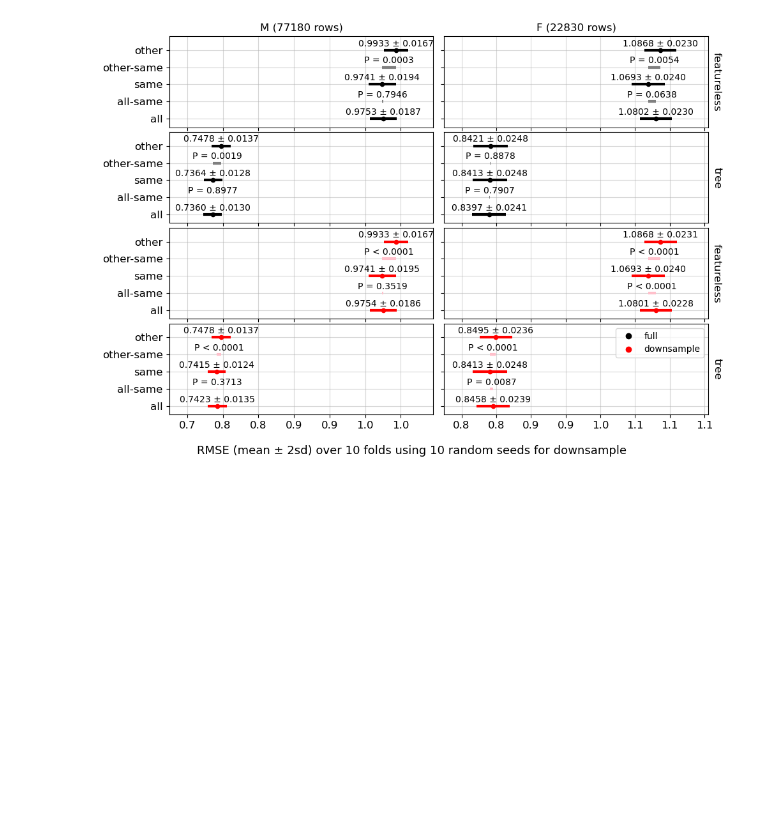
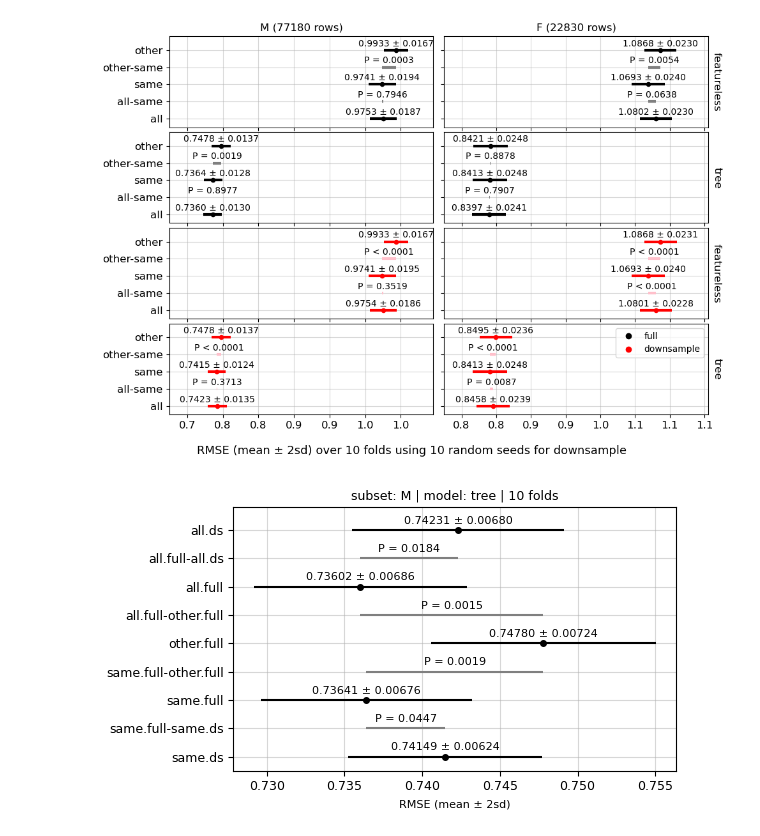
Before and after one commit to lamtung16/soak_regression, a Jupyter notebook: notebook_visualization.ipynb, the cells around one changed output. Drawn from its saved outputs; the diff is of its cells as text; code cells hidden in the pictures; blank space fills up the shorter version.

Commit message:
add downsample extend plot

```diff
--- a/notebook_visualization.ipynb
+++ b/notebook_visualization.ipynb
@@ -36,3 +36,7 @@ soak_plot_matrix(results_df, models=["featureless", "linear", "tree"], subset_va
 soak_plot_matrix_downsample(results_df, models=["featureless", "tree"], subset_values=["M", "F"], metric='rmse', subplot_size=(5, 3.5), extend=(0.014, 0.0025))
 # %% [output]
 [figure]
+# %%
+soak_plot_one_model_extend_downsample(results_df, subset_value='M', model='tree', metric="rmse", figsize=(6, 3.5))
+# %% [output]
+[figure, added]
```
Also changed, not shown: parts of 1 cell of this notebook, 1 other file.
